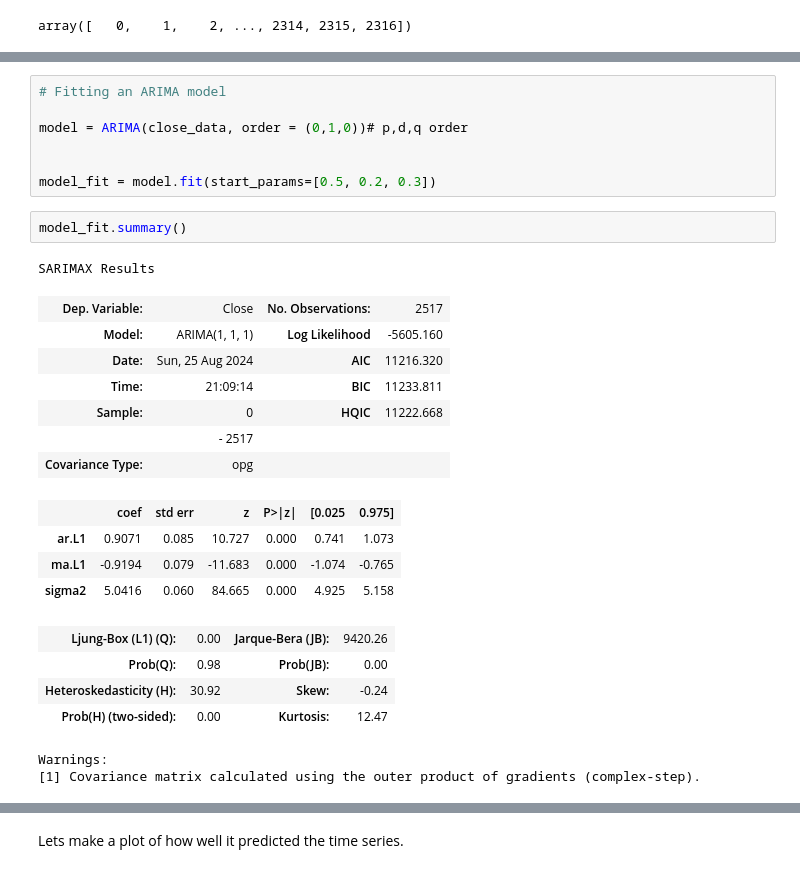
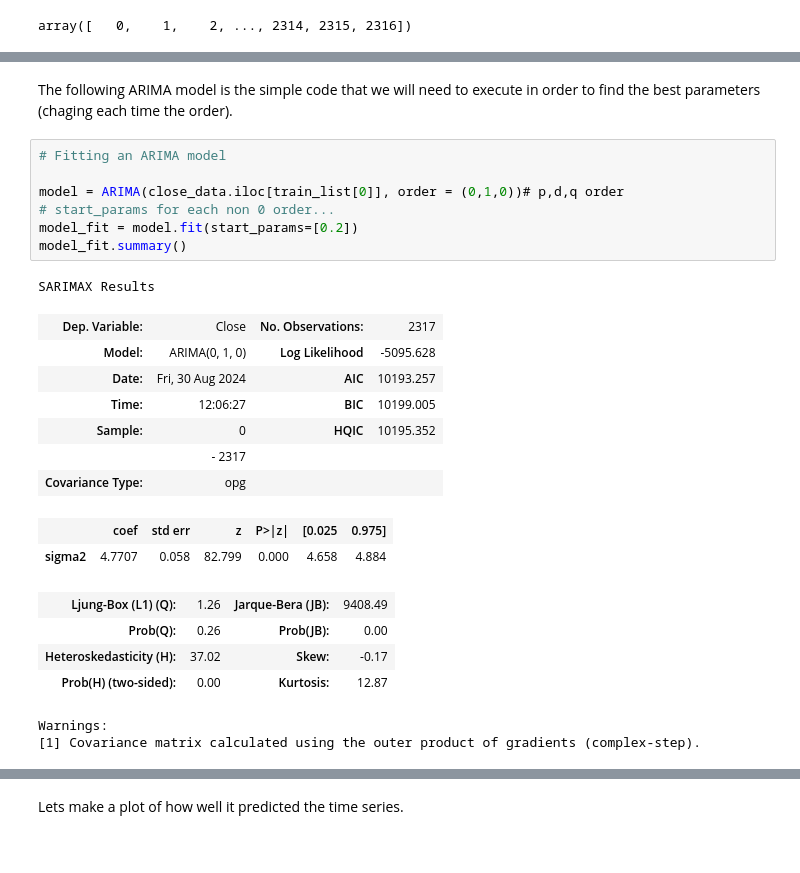
Before and after one commit to Supr9/ARIMA-model, a Jupyter notebook: arima_model.ipynb, the cells around one changed output, grey strips where cells are left out. Saved outputs shown, nothing was run; the diff lists cells and outputs as text.

```diff
--- a/arima_model.ipynb
+++ b/arima_model.ipynb
@@ -476,28 +469,26 @@ plt.show()
+# %% [markdown]
+The following ARIMA model is the simple code that we will need to execute in order to find the best parameters (chaging each time the order).
 # %%
 # Fitting an ARIMA model
 
-model = ARIMA(close_data, order = (0,1,0))# p,d,q order
-
-
-model_fit = model.fit(start_params=[0.5, 0.2, 0.3])
+model = ARIMA(close_data.iloc[train_list[0]], order = (0,1,0))# p,d,q order
+# start_params for each non 0 order...
+model_fit = model.fit(start_params=[0.2])
+model_fit.summary()
+# %% [output]
+SARIMAX Results
+| Dep. Variable: | Close | No. Observations: | 2317 |
+| Model: | ARIMA(0, 1, 0) | Log Likelihood | -5095.628 |
+| Date: | Fri, 30 Aug 2024 | AIC | 10193.257 |
+| Time: | 12:06:27 | BIC | 10199.005 |
+| Sample: | 0 | HQIC | 10195.352 |
+|  | - 2317 |  |  |
+| Covariance Type: | opg |  |  |
+|  | coef | std err | z | P>|z| | [0.025 | 0.975] |
+| sigma2 | 4.7707 | 0.058 | 82.799 | 0.000 | 4.658 | 4.884 |
+| Ljung-Box (L1) (Q): | 1.26 | Jarque-Bera (JB): | 9408.49 |
+| Prob(Q): | 0.26 | Prob(JB): | 0.00 |
+| Heteroskedasticity (H): | 37.02 | Skew: | -0.17 |
+| Prob(H) (two-sided): | 0.00 | Kurtosis: | 12.87 |
+Warnings:
+[1] Covariance matrix calculated using the outer product of gradients (complex-step).
-# %%
-model_fit.summary()
-# %% [output]
-SARIMAX Results
-| Dep. Variable: | Close | No. Observations: | 2517 |
-| Model: | ARIMA(1, 1, 1) | Log Likelihood | -5605.160 |
-| Date: | Sun, 25 Aug 2024 | AIC | 11216.320 |
-| Time: | 21:09:14 | BIC | 11233.811 |
-| Sample: | 0 | HQIC | 11222.668 |
-|  | - 2517 |  |  |
-| Covariance Type: | opg |  |  |
-|  | coef | std err | z | P>|z| | [0.025 | 0.975] |
-| ar.L1 | 0.9071 | 0.085 | 10.727 | 0.000 | 0.741 | 1.073 |
-| ma.L1 | -0.9194 | 0.079 | -11.683 | 0.000 | -1.074 | -0.765 |
-| sigma2 | 5.0416 | 0.060 | 84.665 | 0.000 | 4.925 | 5.158 |
-| Ljung-Box (L1) (Q): | 0.00 | Jarque-Bera (JB): | 9420.26 |
-| Prob(Q): | 0.98 | Prob(JB): | 0.00 |
-| Heteroskedasticity (H): | 30.92 | Skew: | -0.24 |
-| Prob(H) (two-sided): | 0.00 | Kurtosis: | 12.47 |
-Warnings:
-[1] Covariance matrix calculated using the outer product of gradients (complex-step).
```
Also changed, not shown: parts of 21 cells of this notebook.
